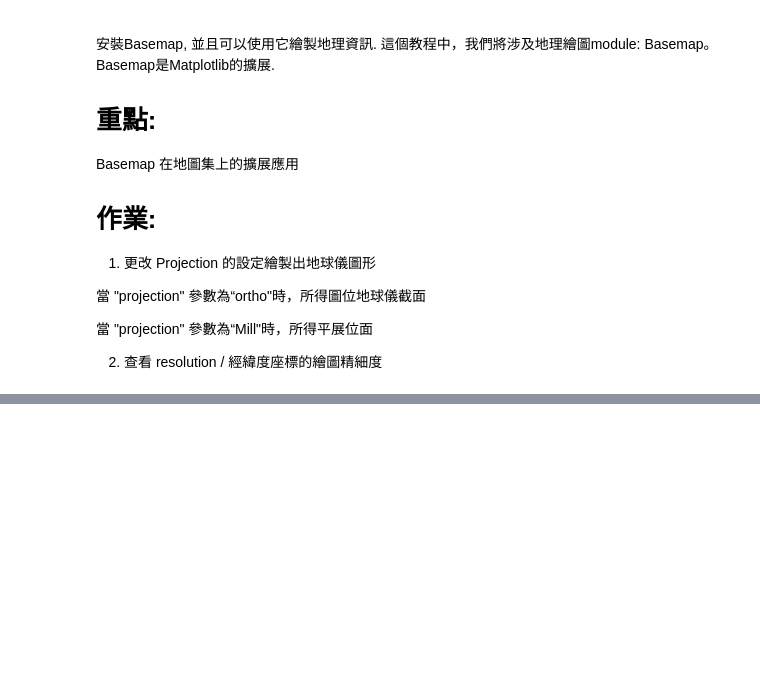
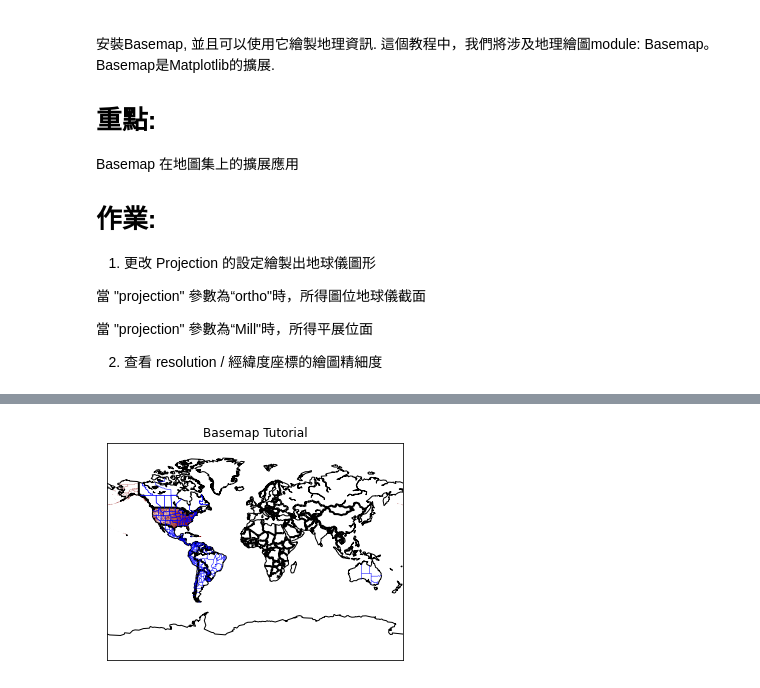
Before and after one commit to dog-father/python-, a Jupyter notebook: D24/DV_Day-7_Basemap_作業.ipynb, the cells around one changed output, grey strips where cells are left out. Saved outputs shown, nothing was run; the diff lists cells and outputs as text; code cells hidden in the pictures; blank space fills up the shorter version.

```diff
--- a/D24/DV_Day-7_Basemap_作業.ipynb
+++ b/D24/DV_Day-7_Basemap_作業.ipynb
@@ -100,11 +103,14 @@ plt.show()
 
 '''
 # %%
-m = Basemap(width=12000000,height=9000000,llcrnrlat = -90,llcrnrlon = -180,urcrnrlat = 90,urcrnrlon = 180,projection='mill')
+m = Basemap(width=12000000,height=9000000,
+            llcrnrlat = -90,llcrnrlon = -180,urcrnrlat = 90,urcrnrlon = 180,
+            projection='mill',
+            resolution='c')
 #創建邊線
 m.drawcoastlines()
 #畫出國家，並使用線寬為2 的線條生成分界線。
-m.drawcountries()
+m.drawcountries(linewidth=2)
 #畫出州界
 m.drawstates(color='b')
 #畫出城市
@@ -112,3 +118,4 @@ m.drawcounties(color='darkred')
 
 plt.title('Basemap Tutorial')
 plt.show()
+# %% [output]
@@ -114,0 +123 @@ plt.show()
+[figure, added]
```
Also changed, not shown: parts of 3 cells of this notebook.
